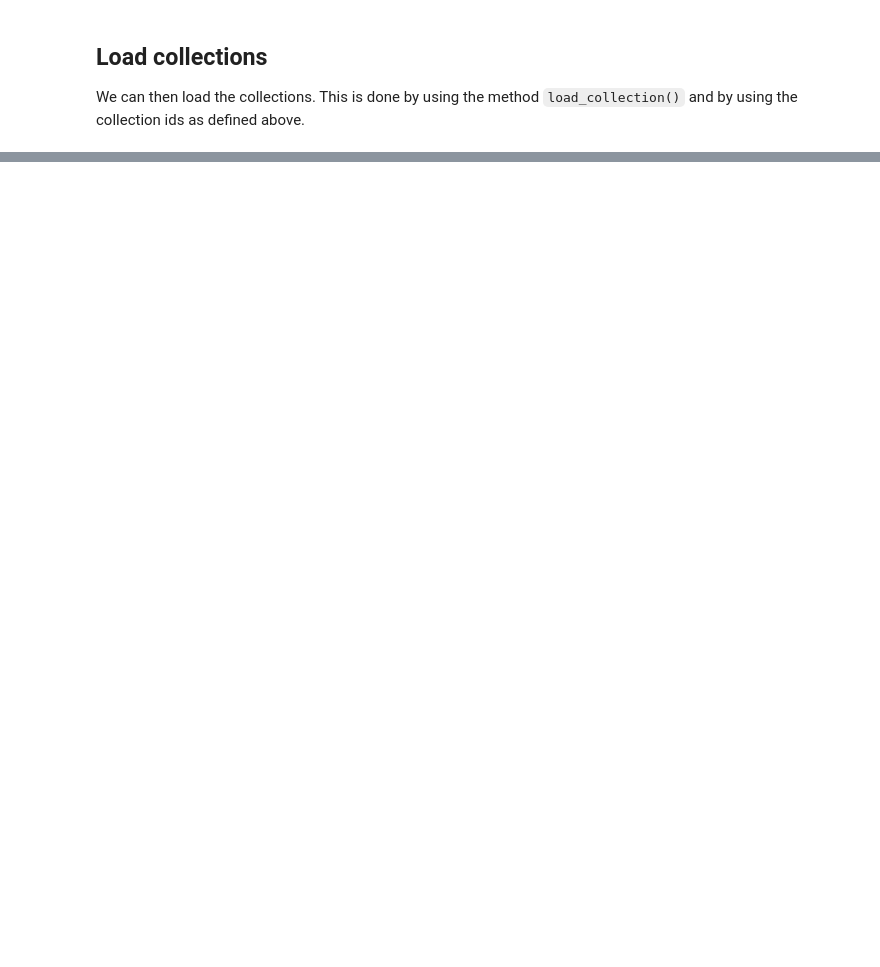
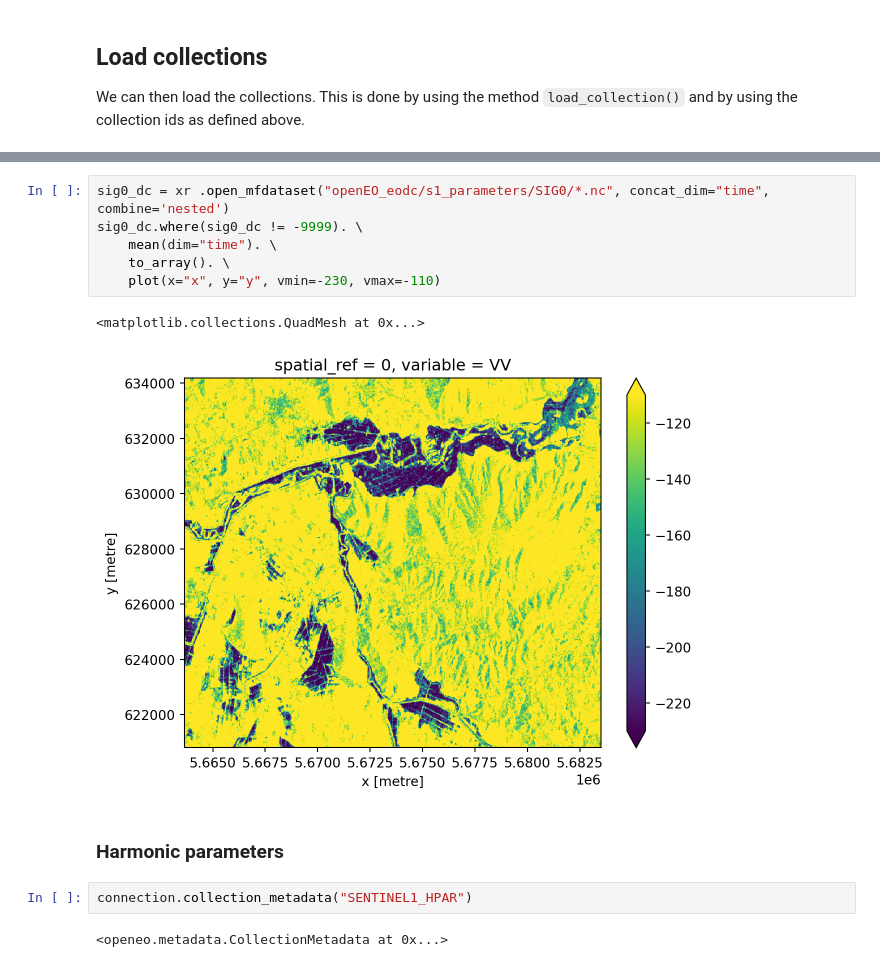
Before and after one commit to interTwin-eu/openeo-flood-mapper-local, a Jupyter notebook: notebooks/2_eodc_dc.ipynb, the cells around one changed output, grey strips where cells are left out. Saved outputs shown, nothing was run; the diff lists cells and outputs as text; blank space fills up the shorter version.

```diff
--- a/notebooks/2_eodc_dc.ipynb
+++ b/notebooks/2_eodc_dc.ipynb
@@ -62,0 +69,15 @@ plia_dc = connection.load_collection(
+# %%
+sig0_dc = xr .open_mfdataset("openEO_eodc/s1_parameters/SIG0/*.nc", concat_dim="time", combine='nested')
+sig0_dc.where(sig0_dc != -9999). \
+    mean(dim="time"). \
+    to_array(). \
+    plot(x="x", y="y", vmin=-230, vmax=-110)
+# %% [output]
+<matplotlib.collections.QuadMesh at 0x...>
+[figure, added]
+# %% [markdown]
+### Harmonic parameters
+# %%
+connection.collection_metadata("SENTINEL1_HPAR")
+# %% [output]
+<openeo.metadata.CollectionMetadata at 0x...>
```
Also changed, not shown: parts of 13 cells of this notebook, 1 other file.
